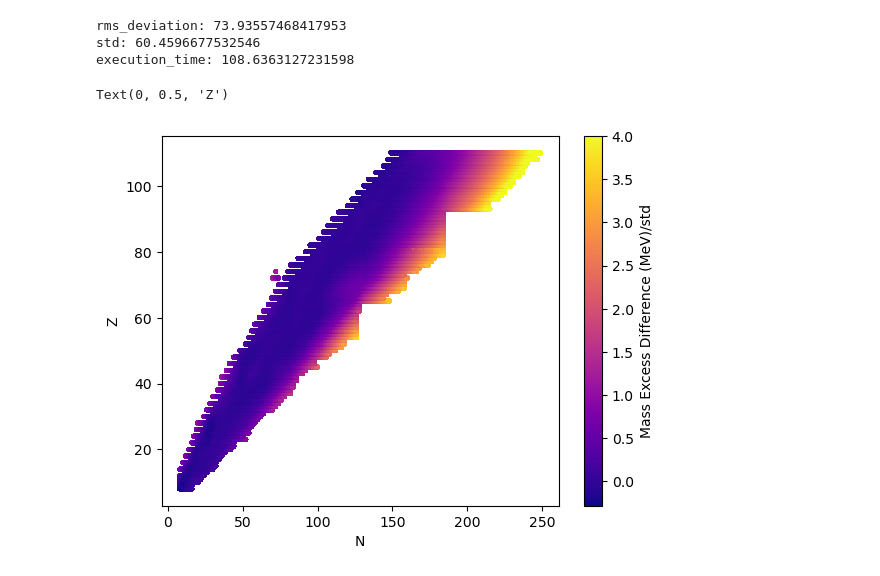
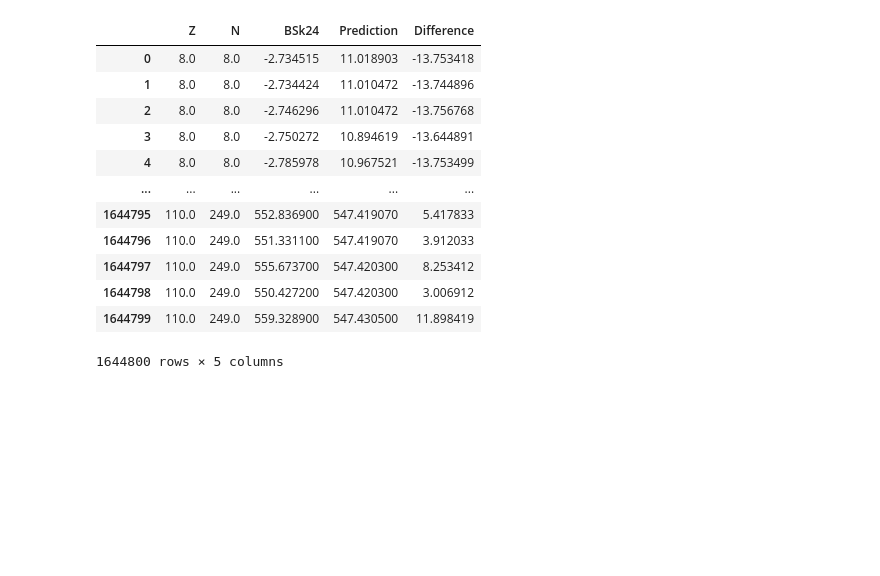
Before and after one commit to mzyudhistira/BSk24-Emu, a Jupyter notebook: analysis.ipynb, the cells around one changed output. Cells and saved outputs as stored; diff of their text form; code cells hidden in the pictures; blank space fills up the shorter version.

```diff
--- a/analysis.ipynb
+++ b/analysis.ipynb
@@ -9,40 +20,22 @@ from config import *
 # %%
-performance_log = pd.read_csv(
-    DATA_DIR / "training" / "performance_benchmark" / "fine_grain_training.dat", sep=";"
+mass_table = pd.read_csv(
+    "data/output/Test 64 varians w 0.2% sample each on exp mass predict 256 random ext samples, full mass table.dat",
+    sep=";",
 )
-number_of_sample = 32
 
-result_name = f"Test {number_of_sample} varians w 0.2% sample each on exp mass predict {16*number_of_sample} random ext samples"
-epochs = [250, 100, 50]
-batches = [32, 16, 4]
+_, bsk24 = input.data.load_data("default")
+mass_table
+# %% [output]
+|  | Z | N | BSk24 | Prediction | Difference |
+| 0 | 8.0 | 8.0 | -2.734515 | 11.018903 | -13.753418 |
+| 1 | 8.0 | 8.0 | -2.734424 | 11.010472 | -13.744896 |
+| 2 | 8.0 | 8.0 | -2.746296 | 11.010472 | -13.756768 |
+| 3 | 8.0 | 8.0 | -2.750272 | 10.894619 | -13.644891 |
+| 4 | 8.0 | 8.0 | -2.785978 | 10.967521 | -13.753499 |
+| ... | ... | ... | ... | ... | ... |
+| 1644795 | 110.0 | 249.0 | 552.836900 | 547.419070 | 5.417833 |
+| 1644796 | 110.0 | 249.0 | 551.331100 | 547.419070 | 3.912033 |
+| 1644797 | 110.0 | 249.0 | 555.673700 | 547.420300 | 8.253412 |
+| 1644798 | 110.0 | 249.0 | 550.427200 | 547.420300 | 3.006912 |
+| 1644799 | 110.0 | 249.0 | 559.328900 | 547.430500 | 11.898419 |
+1644800 rows × 5 columns
-# %%
-# Loading the result
-result = pd.read_csv(DATA_DIR / "output" / f"{result_name}.dat", sep=";")
-rms_deviation = np.sqrt((result["Difference"] ** 2).mean())
-std_difference = result["Difference"].std()
-
-execution_time = performance_log.query(f'training_name=="{result_name}"')[
-    "training_time"
-].iloc[0]
-print(f"rms_deviation: {rms_deviation}")
-print(f"std: {std_difference}")
-print(f"execution_time: {execution_time}")
-# %% [output]
-rms_deviation: 73.93557468417953
-std: 60.4596677532546
-execution_time: 108.6363127231598
-# %%
-# Plot the mass excess difference across the nuclear landscape
-diff_o_std = result["Difference"] / std_difference
-v_min, v_max = -4, 4
-
-plt.scatter(
-    result["N"], result["Z"], c=np.clip(diff_o_std, v_min, v_max), cmap="plasma", s=5
-)
-
-plt.colorbar(label="Mass Excess Difference (MeV)/std")
-plt.xlabel("N")
-plt.ylabel("Z")
-# %% [output]
-Text(0, 0.5, 'Z')
-[figure, removed]
```
Also changed, not shown: parts of 11 cells of this notebook, 12 other files.
